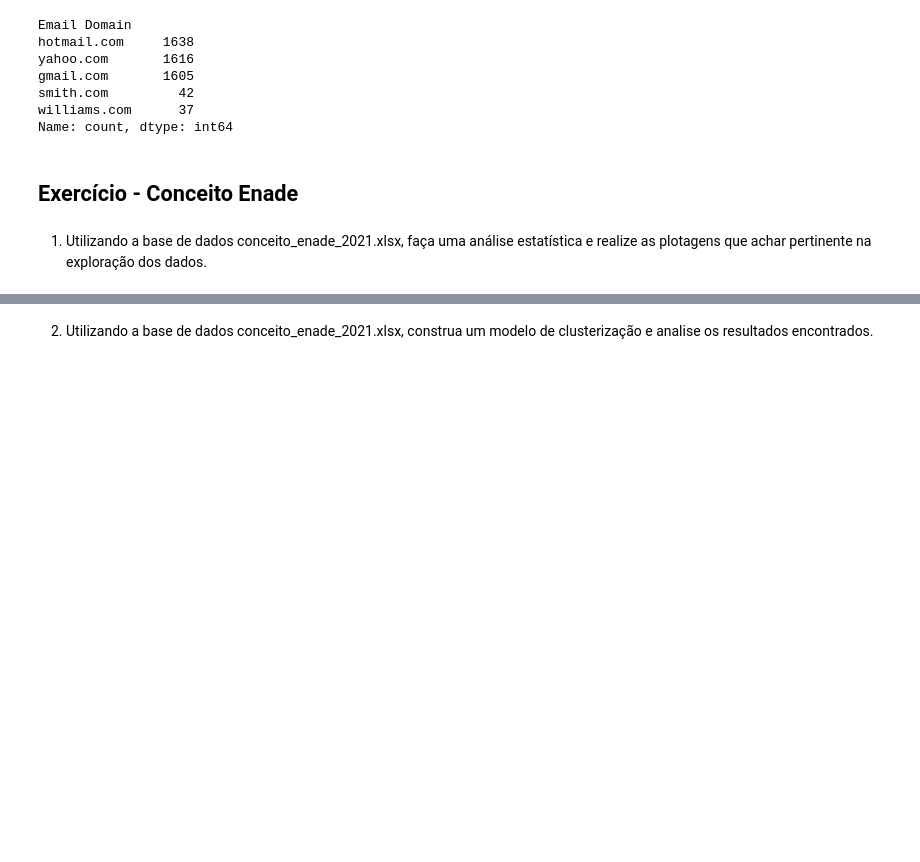
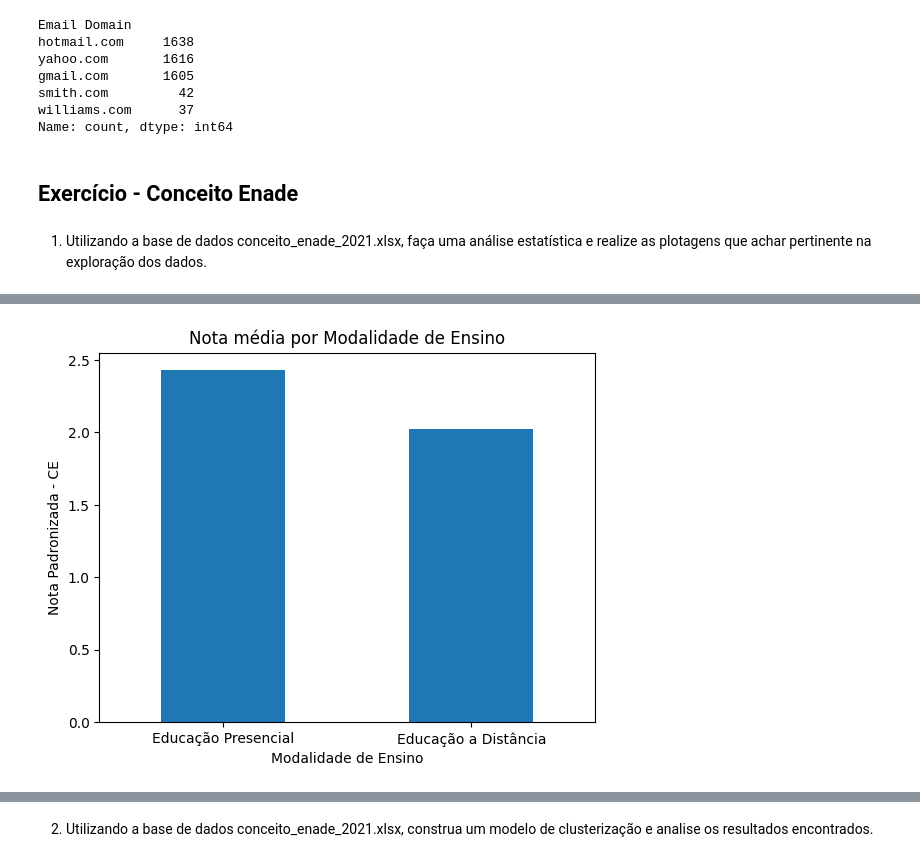
Before and after one commit to TalesLimaOliveira/ifb_ds, a Jupyter notebook: atividades/lista_02_160425/DS_Lista_02_160425_TalesOliveira.ipynb, the cells around one changed output, grey strips where cells are left out. Saved outputs shown, nothing was run; the diff lists cells and outputs as text; code cells hidden in the pictures; blank space fills up the shorter version.

```diff
--- a/atividades/lista_02_160425/DS_Lista_02_160425_TalesOliveira.ipynb
+++ b/atividades/lista_02_160425/DS_Lista_02_160425_TalesOliveira.ipynb
@@ -238,0 +194,8 @@ dtype: int64
+# %%
+df_conc.groupby('Modalidade de Ensino')['Nota Padronizada - CE'].mean().plot(kind='bar')
+plt.title('Nota média por Modalidade de Ensino')
+plt.ylabel('Nota Padronizada - CE')
+plt.xticks(rotation=0)
+plt.show()
+# %% [output]
+[figure, added]
```
Also changed, not shown: parts of 13 cells of this notebook, 1 other file.
